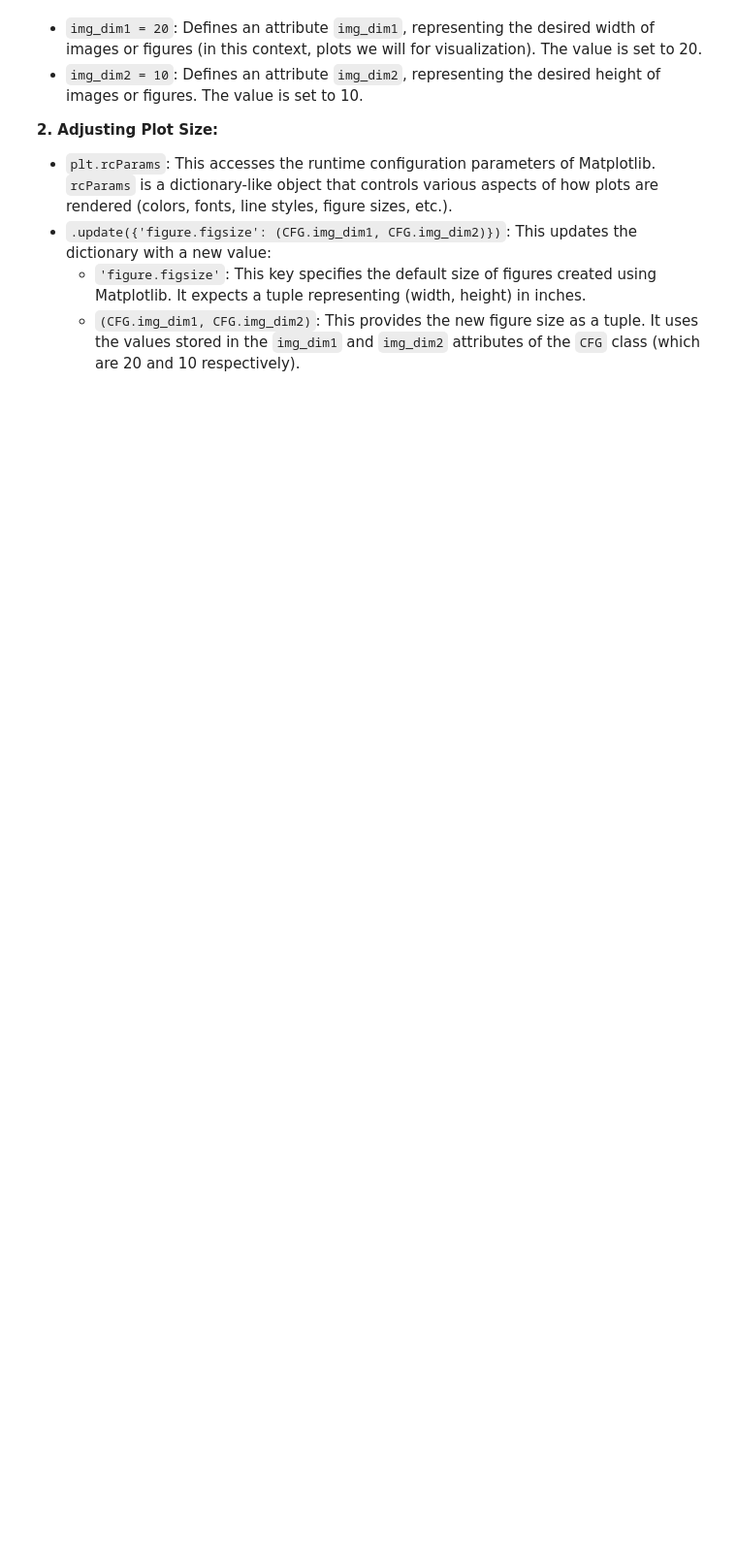
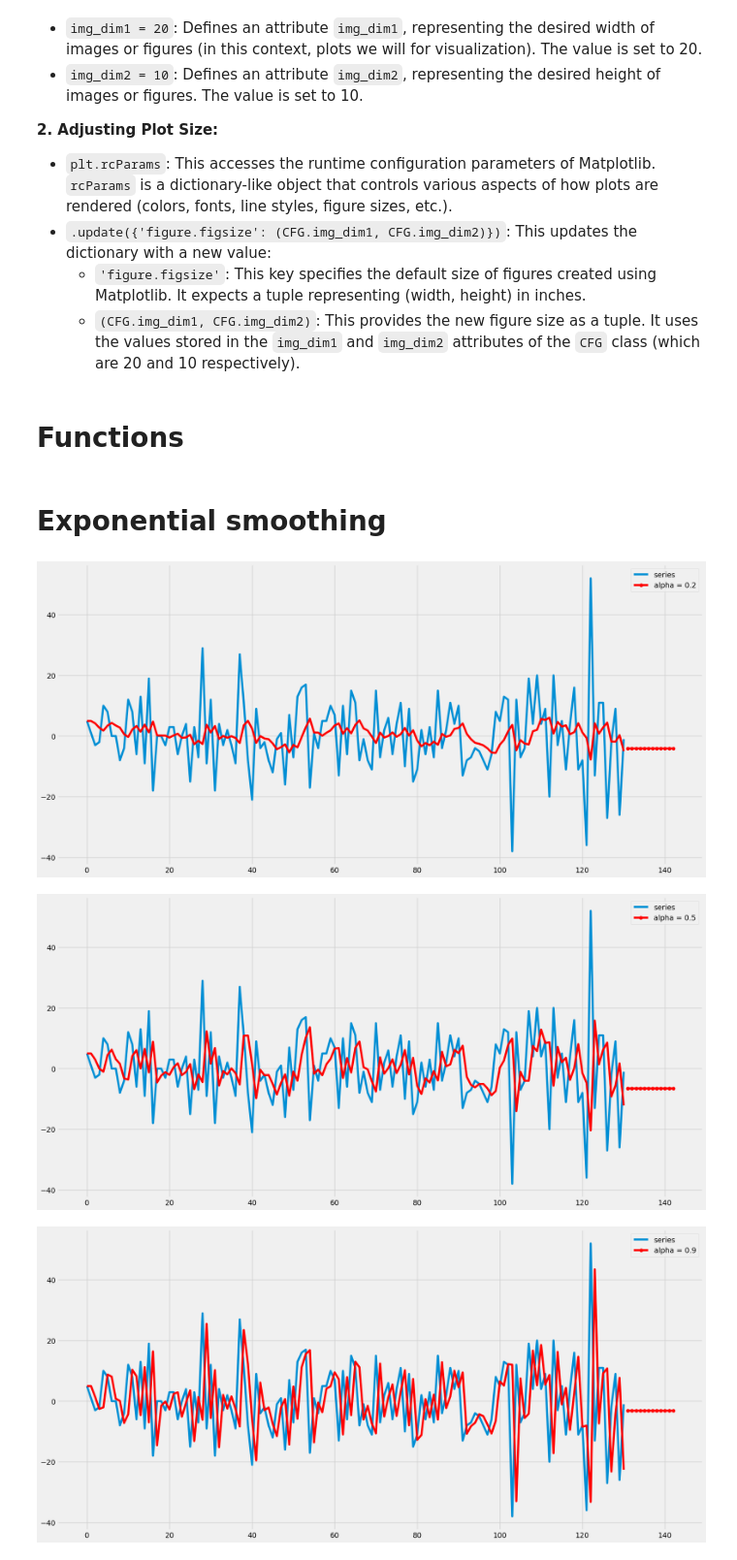
Before and after one commit to tng-konrad/time-series-with-Konrad, a Jupyter notebook: m02-smoothing-methods.ipynb, the cells around one changed output. Shown at 97% size. Saved outputs shown, nothing was run; the diff lists cells and outputs as text; code cells hidden in the pictures; blank space fills up the shorter version.

```diff
--- a/m02-smoothing-methods.ipynb
+++ b/m02-smoothing-methods.ipynb
@@ -71,3 +71,22 @@ This code defines a configuration class `CFG` and then uses its attributes to ad
 *   `.update({'figure.figsize': (CFG.img_dim1, CFG.img_dim2)})`: This updates the dictionary with a new value:
     *   `'figure.figsize'`:  This key specifies the default size of figures created using Matplotlib. It expects a tuple representing (width, height) in inches.
     *   `(CFG.img_dim1, CFG.img_dim2)`: This provides the new figure size as a tuple.  It uses the values stored in the `img_dim1` and `img_dim2` attributes of the `CFG` class (which are 20 and 10 respectively).
+# %% [markdown]
+# Functions
+# %% [markdown]
+# Exponential smoothing
+# %%
+# synthetic data demonstration
+for alpha_sm in [0.2 , 0.5, 0.9]:
+
+    df = pd.read_csv(CFG.data_folder + 'exp1.csv', header = None); df.columns = ['series']
+    df.plot.line()
+    fit1 = SimpleExpSmoothing(df).fit(smoothing_level = alpha_sm  ,optimized=False)
+    fcast1 = fit1.forecast(12).rename('alpha = ' + str(alpha_sm))
+    fcast1.plot(marker='o', color='red', legend=True)
+    fit1.fittedvalues.plot(  color='red')
+    plt.show()
+# %% [output]
+[figure, added]
+[figure, added]
+[figure, added]
```
Also changed, not shown: parts of 3 cells of this notebook.
